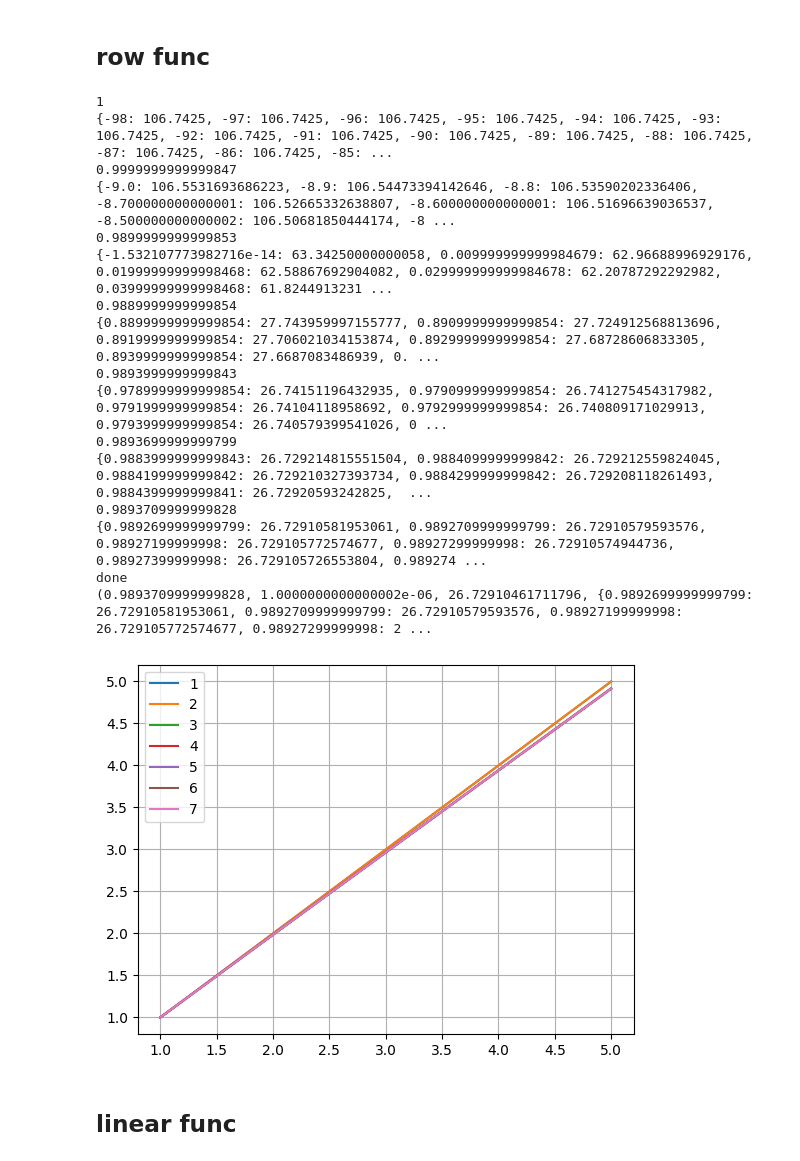
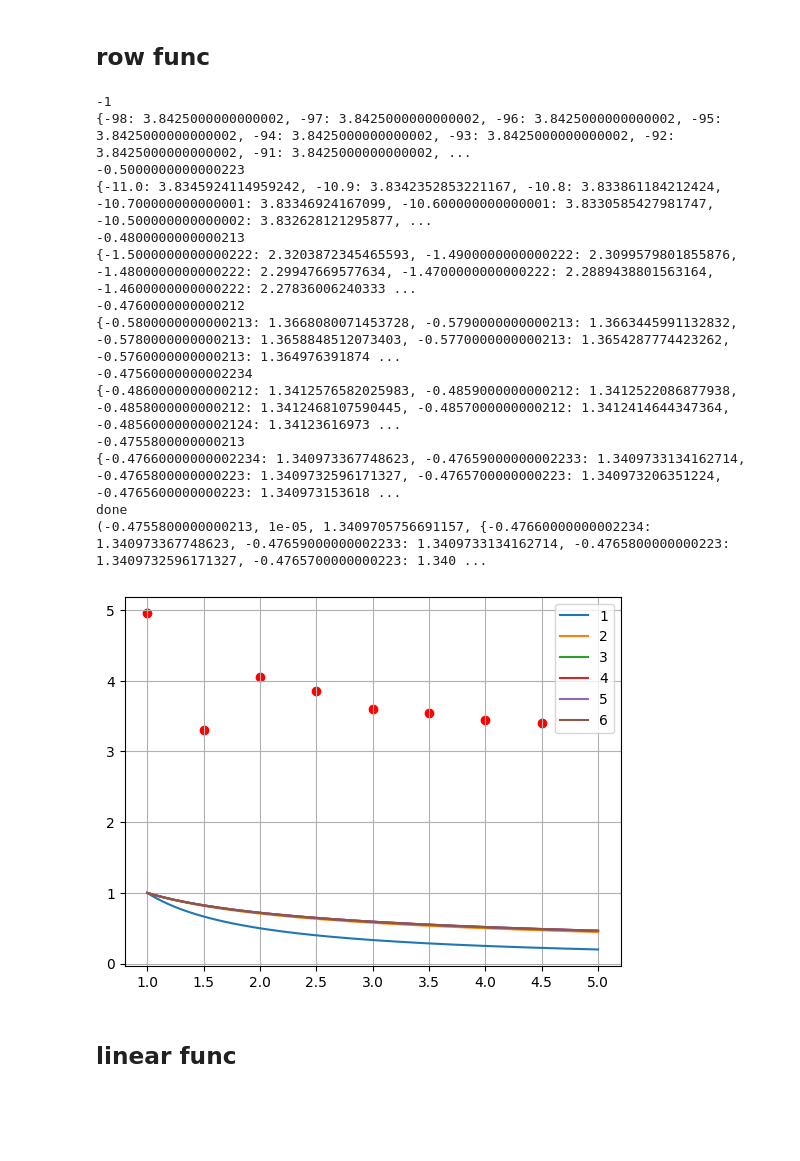
Before and after one commit to mythyskaiser/leetcode, a Jupyter notebook: introduction/chisl/chisl2.ipynb, the cells around one changed output. Cells and saved outputs as stored; diff of their text form; code cells hidden in the pictures; blank space fills up the shorter version.

```diff
--- a/introduction/chisl/chisl2.ipynb
+++ b/introduction/chisl/chisl2.ipynb
@@ -22,50 +22,51 @@ def pow_method_lowest_squares(data, num, diviator, sigmoid):
     # arr_errors_str = []
     for i in float_range(start, end, diviator):
         error = 0
         for j in range(len(data)):
-            func = pow(data[j][0], i)
+            func = pow(data[j][0], i) + 3
             error += pow(data[j][1]-func, 2)
         # arr_errors_str.append(f"{error} {i}")
         arr_errors.update({i:error})
     num = min(arr_errors, key=arr_errors.get)
     print(num)
     error = arr_errors[num]
     besties.append(num)
     print(arr_errors)
 
     if(abs(arr_errors[num]-arr_errors[num-diviator])<sigmoid):
         print("done")
         return num, diviator, error , arr_errors
     diviator = diviator/10
     return pow_method_lowest_squares(data, num, diviator, sigmoid)
 
 print(pow_method_lowest_squares(data, 2, 1, 0.00000001))
 x = np.linspace(1,5, 1000)
 n = 1
 for i in range(len(besties)):
     plt.plot(x, pow(x, besties[i]), label = n)
     n+=1
+a = [1,1.5,2, 2.5, 3, 3.5, 4, 4.5]
+b = [4.95, 3.3, 4.05, 3.85, 3.6, 3.55, 3.45, 3.4]
+plt.scatter(a,b, color='red')
 plt.grid(True)
 plt.legend()
 plt.show()
 # %% [output]
-1
-{-98: 106.7425, -97: 106.7425, -96: 106.7425, -95: 106.7425, -94: 106.7425, -93: 106.7425, -92: 106.7425, -91: 106.7425, -90: 106.7425, -89: 106.7425, -88: 106.7425, -87: 106.7425, -86: 106.7425, -85: ...
-0.9999999999999847
-{-9.0: 106.5531693686223, -8.9: 106.54473394142646, -8.8: 106.53590202336406, -8.700000000000001: 106.52665332638807, -8.600000000000001: 106.51696639036537, -8.500000000000002: 106.50681850444174, -8 ...
-0.9899999999999853
-{-1.532107773982716e-14: 63.34250000000058, 0.009999999999984679: 62.96688996929176, 0.01999999999998468: 62.58867692904082, 0.029999999999984678: 62.20787292292982, 0.03999999999998468: 61.8244913231 ...
-0.9889999999999854
-{0.8899999999999854: 27.743959997155777, 0.8909999999999854: 27.724912568813696, 0.8919999999999854: 27.706021034153874, 0.8929999999999854: 27.68728606833305, 0.8939999999999854: 27.6687083486939, 0. ...
-0.9893999999999843
-{0.9789999999999854: 26.74151196432935, 0.9790999999999854: 26.741275454317982, 0.9791999999999854: 26.74104118958692, 0.9792999999999854: 26.740809171029913, 0.9793999999999854: 26.740579399541026, 0 ...
-0.9893699999999799
-{0.9883999999999843: 26.729214815551504, 0.9884099999999842: 26.729212559824045, 0.9884199999999842: 26.729210327393734, 0.9884299999999842: 26.729208118261493, 0.9884399999999841: 26.72920593242825,  ...
-0.9893709999999828
-{0.9892699999999799: 26.72910581953061, 0.9892709999999799: 26.72910579593576, 0.98927199999998: 26.729105772574677, 0.98927299999998: 26.72910574944736, 0.98927399999998: 26.729105726553804, 0.989274 ...
+-1
+{-98: 3.8425000000000002, -97: 3.8425000000000002, -96: 3.8425000000000002, -95: 3.8425000000000002, -94: 3.8425000000000002, -93: 3.8425000000000002, -92: 3.8425000000000002, -91: 3.8425000000000002, ...
+-0.5000000000000223
+{-11.0: 3.8345924114959242, -10.9: 3.8342352853221167, -10.8: 3.833861184212424, -10.700000000000001: 3.83346924167099, -10.600000000000001: 3.8330585427981747, -10.500000000000002: 3.832628121295877, ...
+-0.4800000000000213
+{-1.5000000000000222: 2.3203872345465593, -1.4900000000000222: 2.3099579801855876, -1.4800000000000222: 2.29947669577634, -1.4700000000000222: 2.2889438801563164, -1.4600000000000222: 2.27836006240333 ...
+-0.4760000000000212
+{-0.5800000000000213: 1.3668080071453728, -0.5790000000000213: 1.3663445991132832, -0.5780000000000213: 1.3658848512073403, -0.5770000000000213: 1.3654287774423262, -0.5760000000000213: 1.364976391874 ...
+-0.47560000000002234
+{-0.4860000000000212: 1.3412576582025983, -0.4859000000000212: 1.3412522086877938, -0.4858000000000212: 1.3412468107590445, -0.4857000000000212: 1.3412414644347364, -0.48560000000002124: 1.34123616973 ...
+-0.4755800000000213
+{-0.47660000000002234: 1.340973367748623, -0.47659000000002233: 1.3409733134162714, -0.4765800000000223: 1.3409732596171327, -0.4765700000000223: 1.340973206351224, -0.4765600000000223: 1.340973153618 ...
 done
-(0.9893709999999828, 1.0000000000000002e-06, 26.72910461711796, {0.9892699999999799: 26.72910581953061, 0.9892709999999799: 26.72910579593576, 0.98927199999998: 26.729105772574677, 0.98927299999998: 2 ...
+(-0.4755800000000213, 1e-05, 1.3409705756691157, {-0.47660000000002234: 1.340973367748623, -0.47659000000002233: 1.3409733134162714, -0.4765800000000223: 1.3409732596171327, -0.4765700000000223: 1.340 ...
-[figure, old version]
+[figure, new version]
 # %% [markdown]
 ## linear func
 # %%
```
Also changed, not shown: parts of 3 cells of this notebook, 4 other files.
